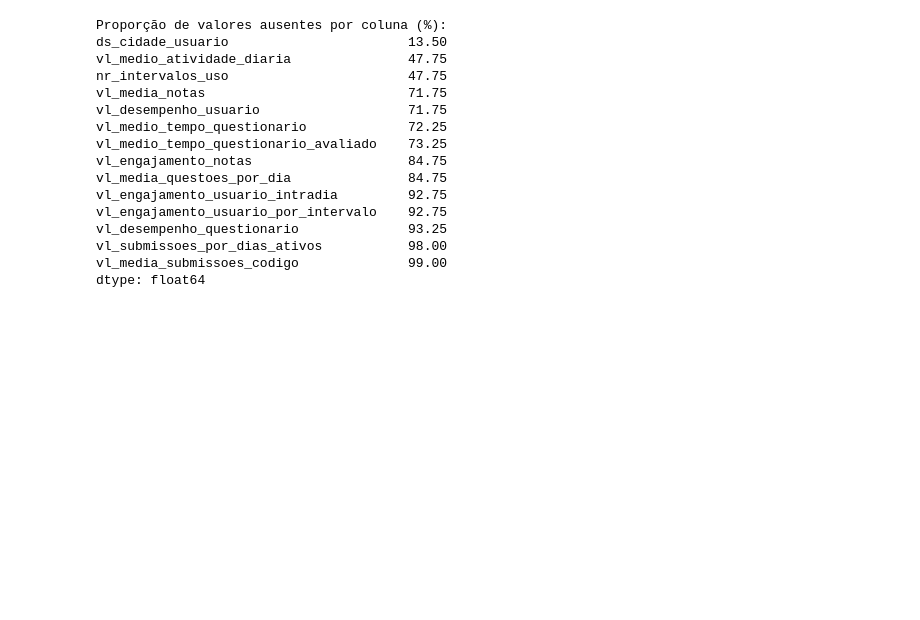
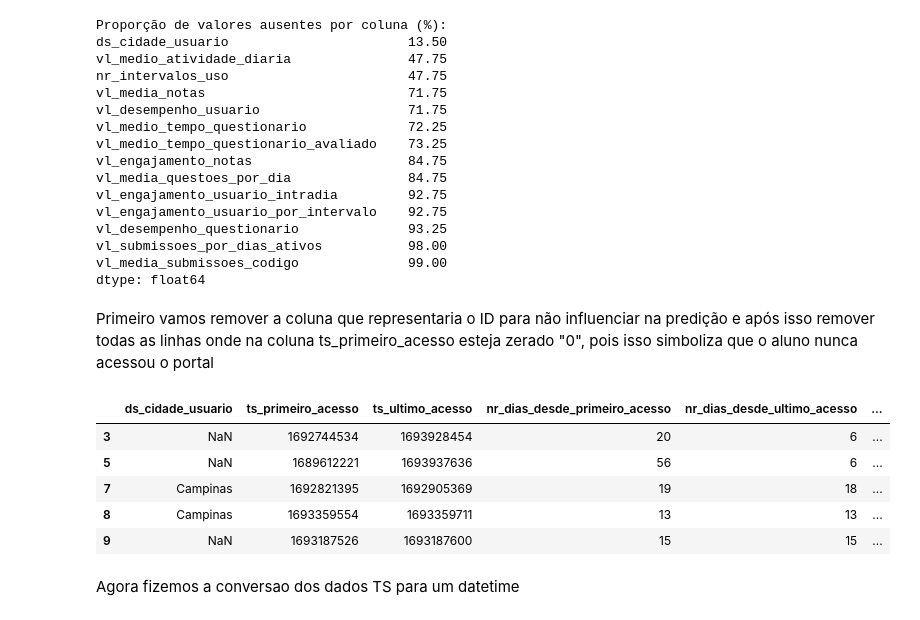
Before and after one commit to rklein7/Projeto-Machine-Learning-e-IA, a Jupyter notebook: Notebooks/analise_exploratoria_dados.ipynb, the cells around one changed output. Cells and saved outputs as stored; diff of their text form; code cells hidden in the pictures; blank space fills up the shorter version.

```diff
--- a/Notebooks/analise_exploratoria_dados.ipynb
+++ b/Notebooks/analise_exploratoria_dados.ipynb
@@ -16,7 +16,7 @@ import seaborn as sns
 # %% [markdown]
 ### Dados
 # %%
-df = pd.read_csv('../data/dados_projeto_evasao_treino.csv')
+df = pd.read_csv('../data/dados_projeto_evasao_treino - Copia.csv')
 # %% [markdown]
 ### Entendimento Inicial
 # %%
@@ -92,3 +92,20 @@ vl_desempenho_questionario              93.25
 vl_submissoes_por_dias_ativos           98.00
 vl_media_submissoes_codigo              99.00
 dtype: float64
+# %% [markdown]
+Primeiro vamos remover a coluna que representaria o ID para não influenciar na predição e após isso remover todas as linhas onde na coluna ts_primeiro_acesso esteja zerado "0", pois isso simboliza que o aluno nunca acessou o portal
+# %%
+df = df.drop("Unnamed: 0", axis=1)
+# %%
+df = df[df['ts_primeiro_acesso'] != 0]
+# %%
+df.head()
+# %% [output]
+|  | ds_cidade_usuario | ts_primeiro_acesso | ts_ultimo_acesso | nr_dias_desde_primeiro_acesso | nr_dias_desde_ultimo_acesso | ... |
+| 3 | NaN | 1692744534 | 1693928454 | 20 | 6 | ... |
+| 5 | NaN | 1689612221 | 1693937636 | 56 | 6 | ... |
+| 7 | Campinas | 1692821395 | 1692905369 | 19 | 18 | ... |
+| 8 | Campinas | 1693359554 | 1693359711 | 13 | 13 | ... |
+| 9 | NaN | 1693187526 | 1693187600 | 15 | 15 | ... |
+# %% [markdown]
+Agora fizemos a conversao dos dados TS para um datetime
```
Also changed, not shown: parts of 9 cells of this notebook, 5 other files.
